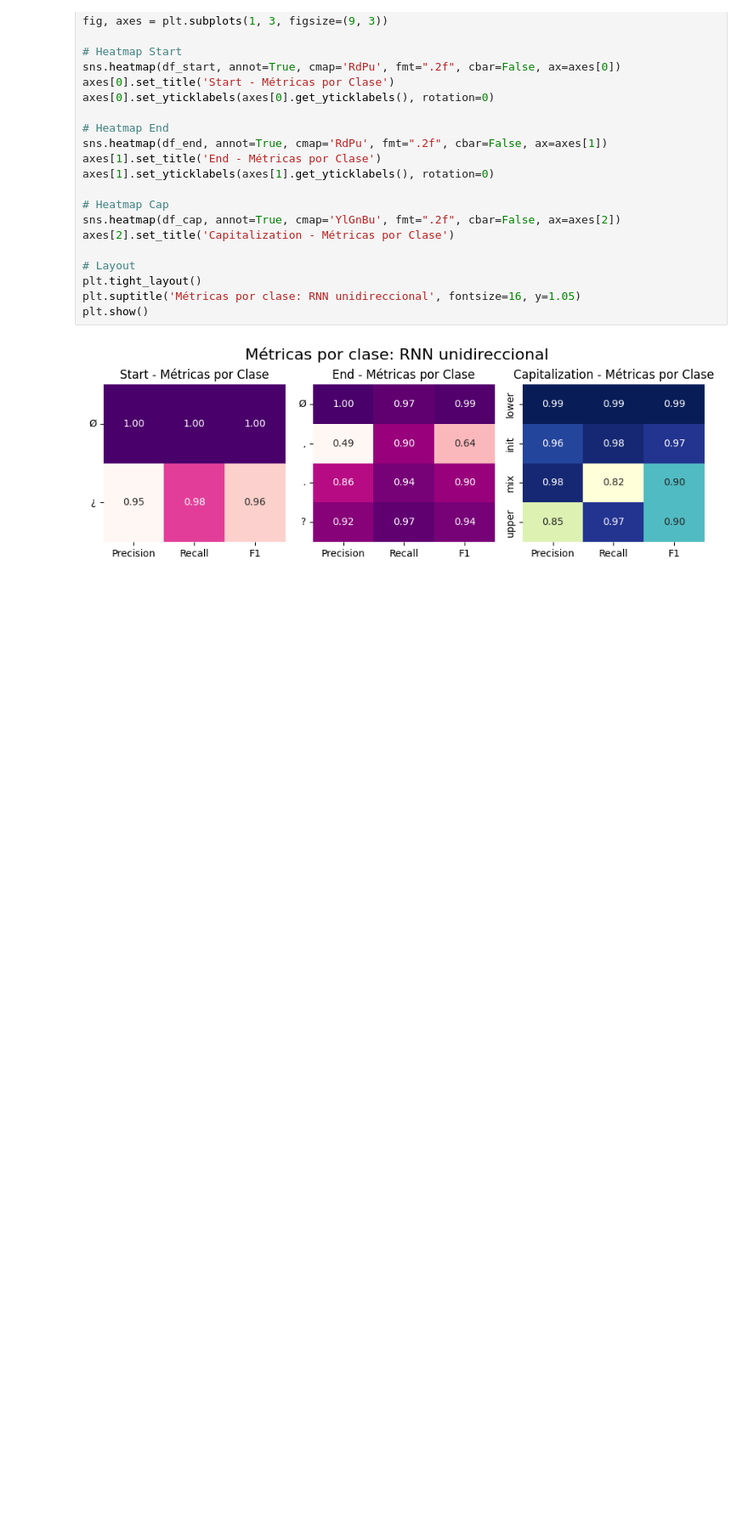
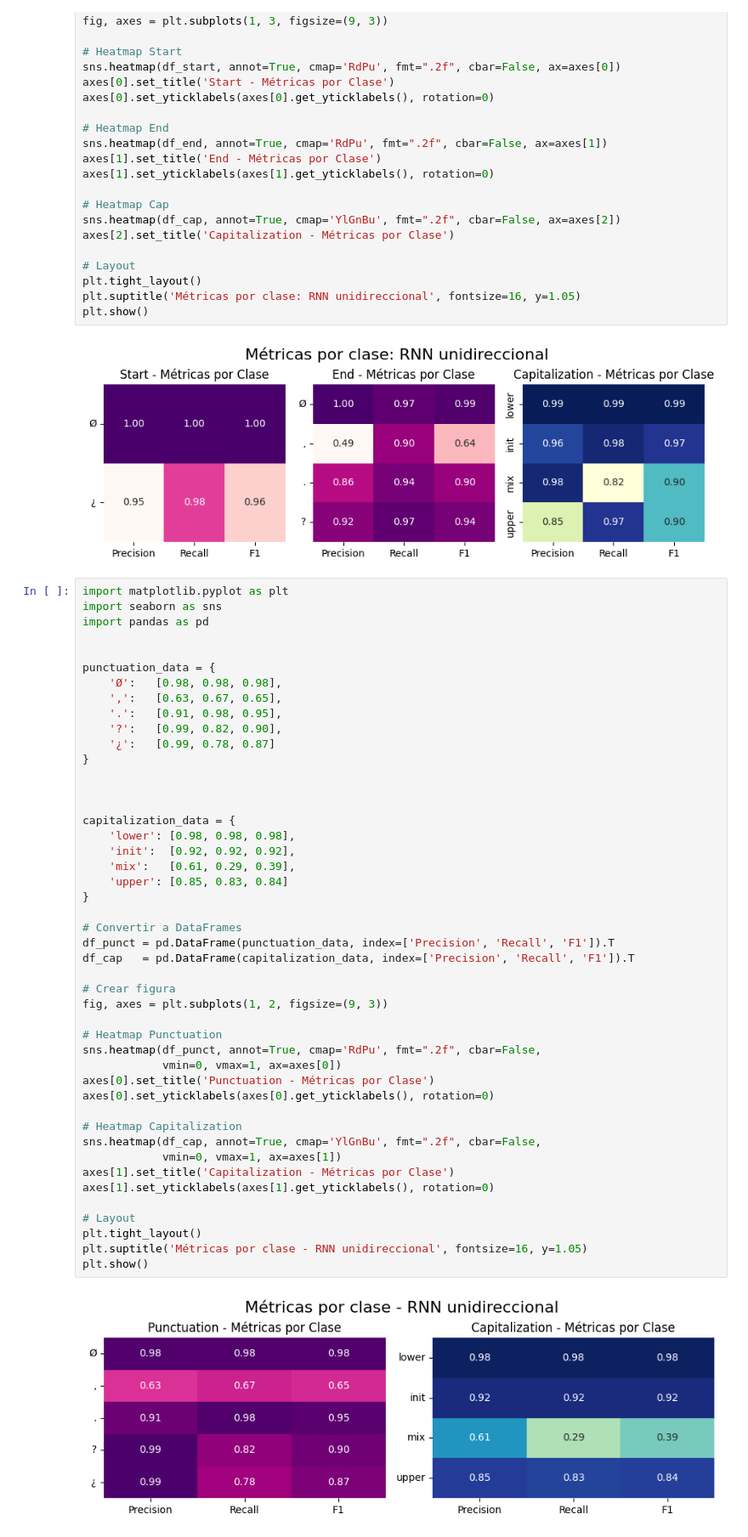
Before and after one commit to malualamo/Puntuacion-Capitalizacion, a Jupyter notebook: utils/Data_analysis.ipynb, the cells around one changed output. Shown at 85% size. Saved outputs shown, nothing was run; the diff lists cells and outputs as text; blank space fills up the shorter version.

```diff
--- a/utils/Data_analysis.ipynb
+++ b/utils/Data_analysis.ipynb
@@ -256,6 +316,54 @@ plt.suptitle('Métricas por clase: RNN unidireccional', fontsize=16, y=1.05)
 plt.show()
 # %% [output]
 [figure]
+# %%
+import matplotlib.pyplot as plt
+import seaborn as sns
+import pandas as pd
+
+
+punctuation_data = {
+    'Ø':   [0.98, 0.98, 0.98],
+    ',':   [0.63, 0.67, 0.65],
+    '.':   [0.91, 0.98, 0.95],
+    '?':   [0.99, 0.82, 0.90],
+    '¿':   [0.99, 0.78, 0.87]
+}
+
+
+
+capitalization_data = {
+    'lower': [0.98, 0.98, 0.98],
+    'init':  [0.92, 0.92, 0.92],
+    'mix':   [0.61, 0.29, 0.39],
+    'upper': [0.85, 0.83, 0.84]
+}
+
+# Convertir a DataFrames
+df_punct = pd.DataFrame(punctuation_data, index=['Precision', 'Recall', 'F1']).T
+df_cap   = pd.DataFrame(capitalization_data, index=['Precision', 'Recall', 'F1']).T
+
+# Crear figura
+fig, axes = plt.subplots(1, 2, figsize=(9, 3))
+
+# Heatmap Punctuation
+sns.heatmap(df_punct, annot=True, cmap='RdPu', fmt=".2f", cbar=False,
+            vmin=0, vmax=1, ax=axes[0])
+axes[0].set_title('Punctuation - Métricas por Clase')
+axes[0].set_yticklabels(axes[0].get_yticklabels(), rotation=0)
+
+# Heatmap Capitalization
+sns.heatmap(df_cap, annot=True, cmap='YlGnBu', fmt=".2f", cbar=False,
+            vmin=0, vmax=1, ax=axes[1])
+axes[1].set_title('Capitalization - Métricas por Clase')
+axes[1].set_yticklabels(axes[1].get_yticklabels(), rotation=0)
+
+# Layout
+plt.tight_layout()
+plt.suptitle('Métricas por clase - RNN unidireccional', fontsize=16, y=1.05)
+plt.show()
+# %% [output]
+[figure, added]
 # %%
 import matplotlib.pyplot as plt
 import seaborn as sns
```
Also changed, not shown: parts of 7 cells of this notebook.
